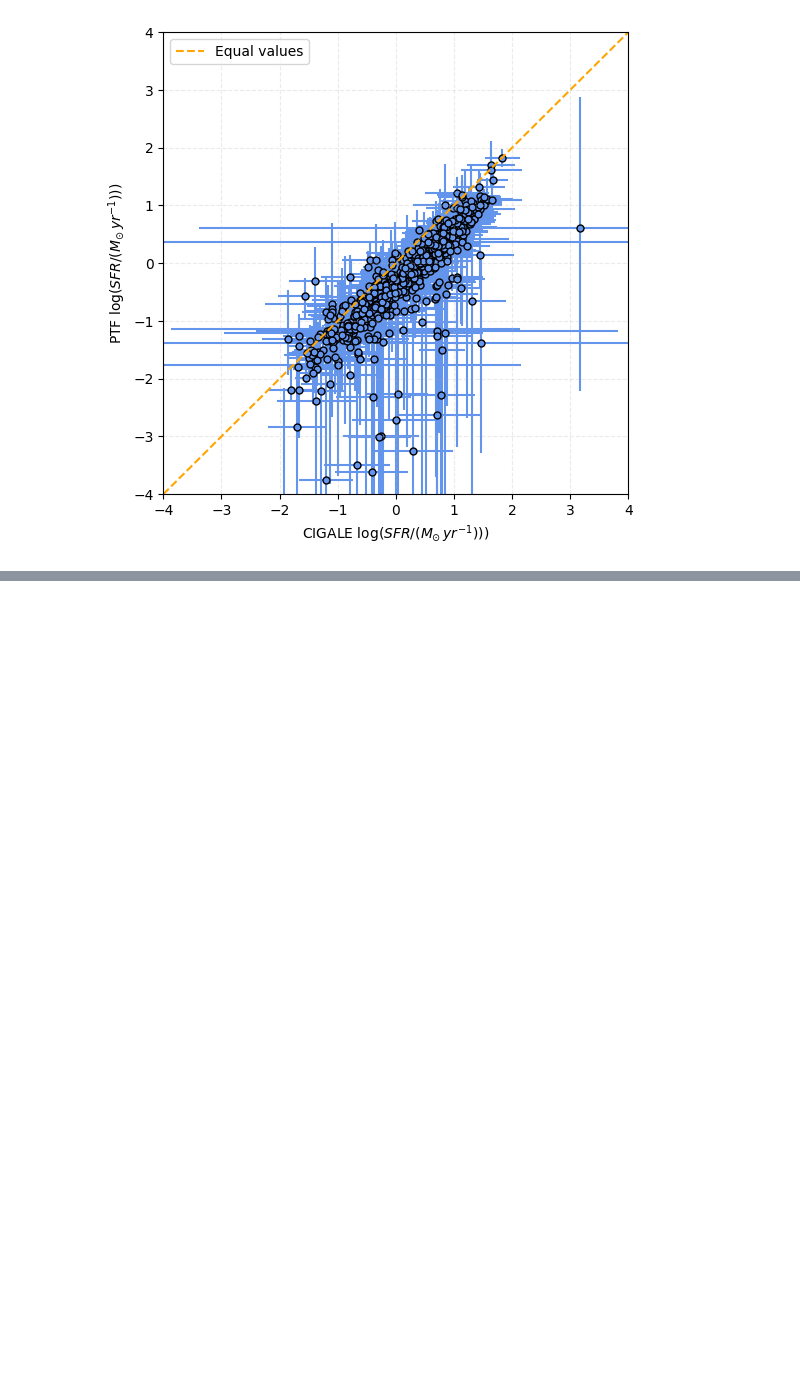
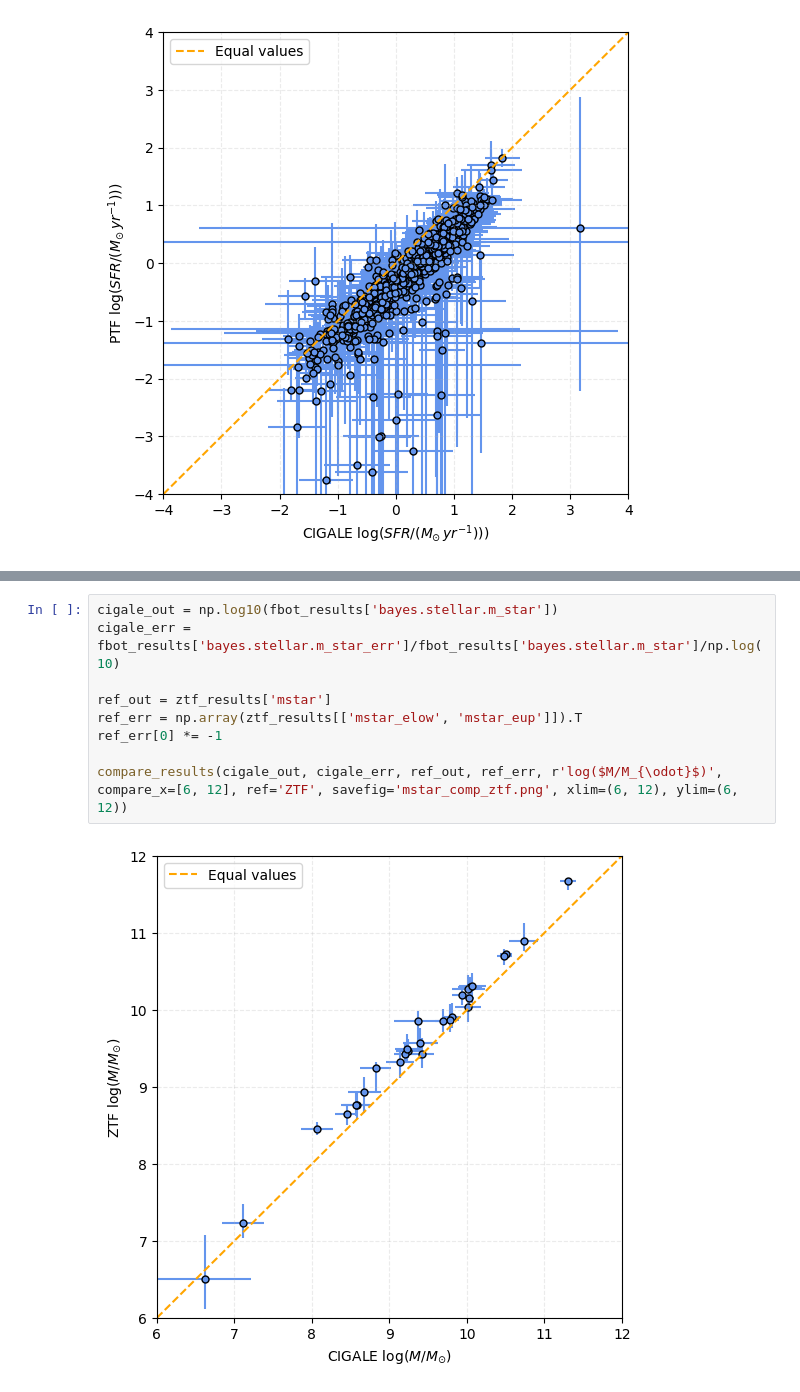
Before and after one commit to aswinsuresh24/sne_hosts, a Jupyter notebook: hosts.ipynb, the cells around one changed output, grey strips where cells are left out. Saved outputs shown, nothing was run; the diff lists cells and outputs as text; blank space fills up the shorter version.

```diff
--- a/hosts.ipynb
+++ b/hosts.ipynb
@@ -612,0 +631,11 @@ compare_results(cigale_out, cigale_err, ref_out, ref_err, r'log($SFR/(M_{\odot}\
+# %%
+cigale_out = np.log10(fbot_results['bayes.stellar.m_star'])
+cigale_err = fbot_results['bayes.stellar.m_star_err']/fbot_results['bayes.stellar.m_star']/np.log(10)
+
+ref_out = ztf_results['mstar']
+ref_err = np.array(ztf_results[['mstar_elow', 'mstar_eup']]).T
+ref_err[0] *= -1
+
+compare_results(cigale_out, cigale_err, ref_out, ref_err, r'log($M/M_{\odot}$)', compare_x=[6, 12], ref='ZTF', savefig='mstar_comp_ztf.png', xlim=(6, 12), ylim=(6, 12))
+# %% [output]
+[figure, added]
```
Also changed, not shown: parts of 7 cells of this notebook.
